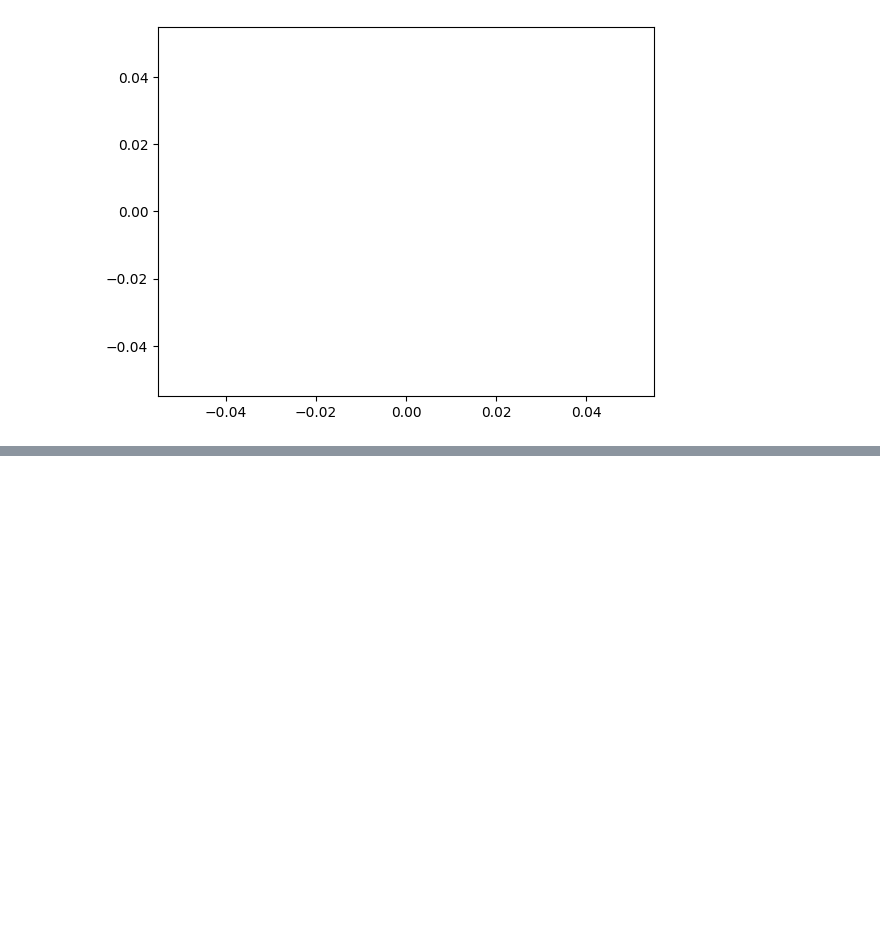
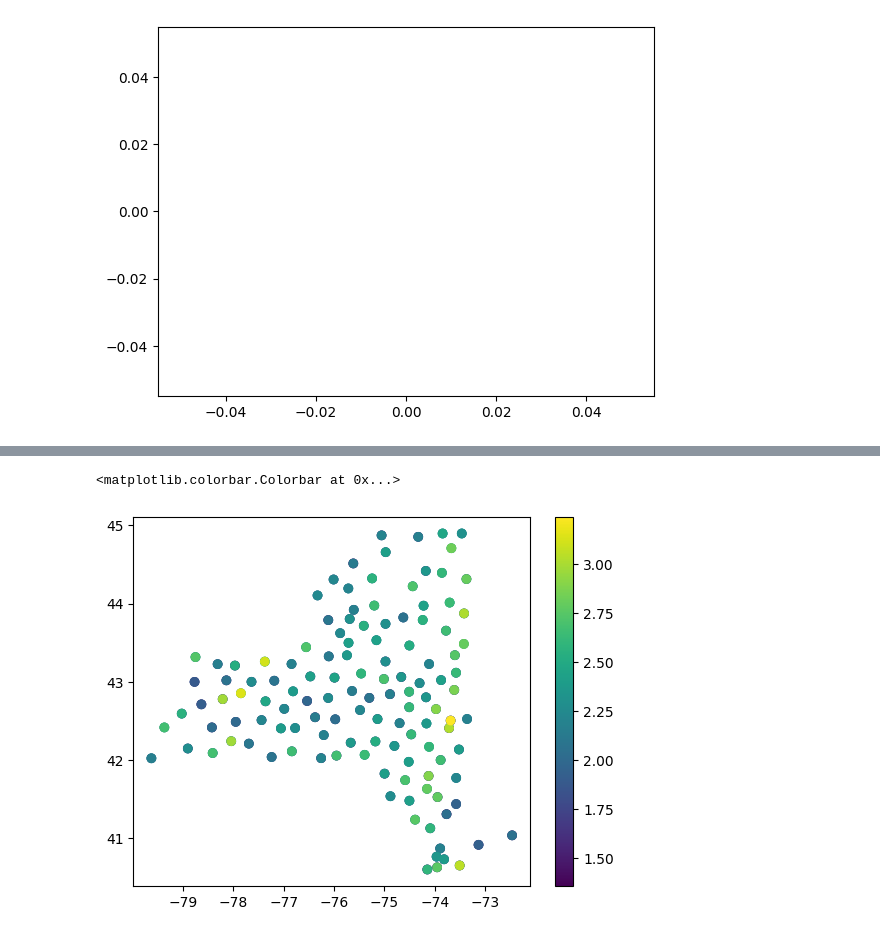
Before and after one commit to shmaronshmevans/AI2ES, a Jupyter notebook: notebooks/ny_err_unbox.ipynb, the cells around one changed output, grey strips where cells are left out. Saved outputs shown, nothing was run; the diff lists cells and outputs as text; code cells hidden in the pictures; blank space fills up the shorter version.

```diff
--- a/notebooks/ny_err_unbox.ipynb
+++ b/notebooks/ny_err_unbox.ipynb
@@ -210,0 +281,9 @@ HRRR 2.2880611419677734
+# %%
+rmse_to_plot = rmse_to_plot[rmse_to_plot['time'] == 5]
+top10 = rmse_to_plot[:30]
+bottom10 = rmse_to_plot[:-30]
+plt.scatter(top10['lon'], top10['lat'], c= top10['t2m_error_sq'])
+plt.colorbar()
+# %% [output]
+<matplotlib.colorbar.Colorbar at 0x...>
+[figure, added]
```
Also changed, not shown: parts of 19 cells of this notebook.
